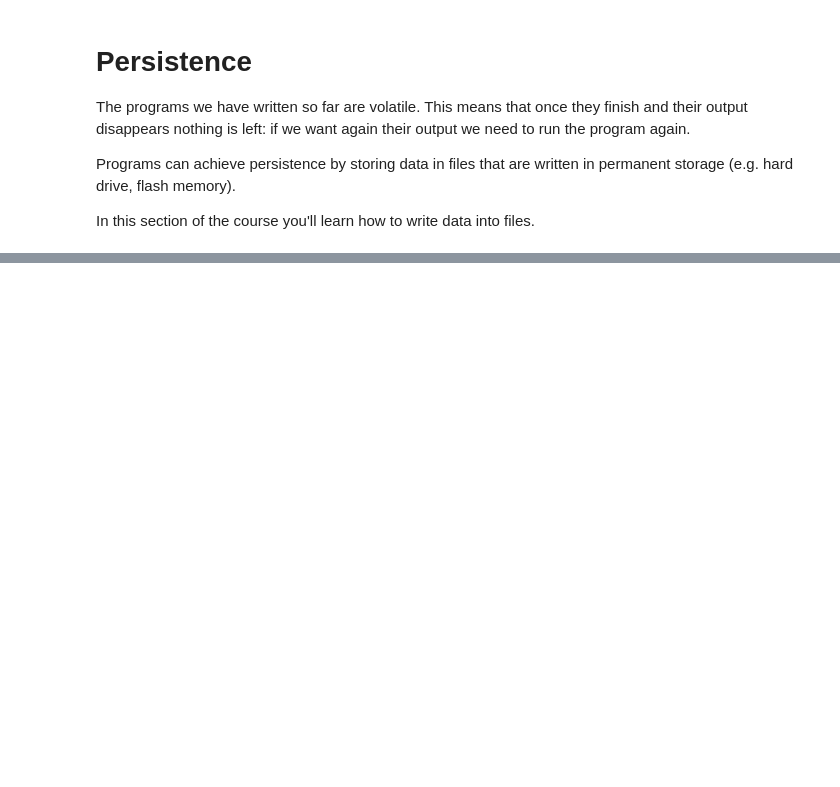
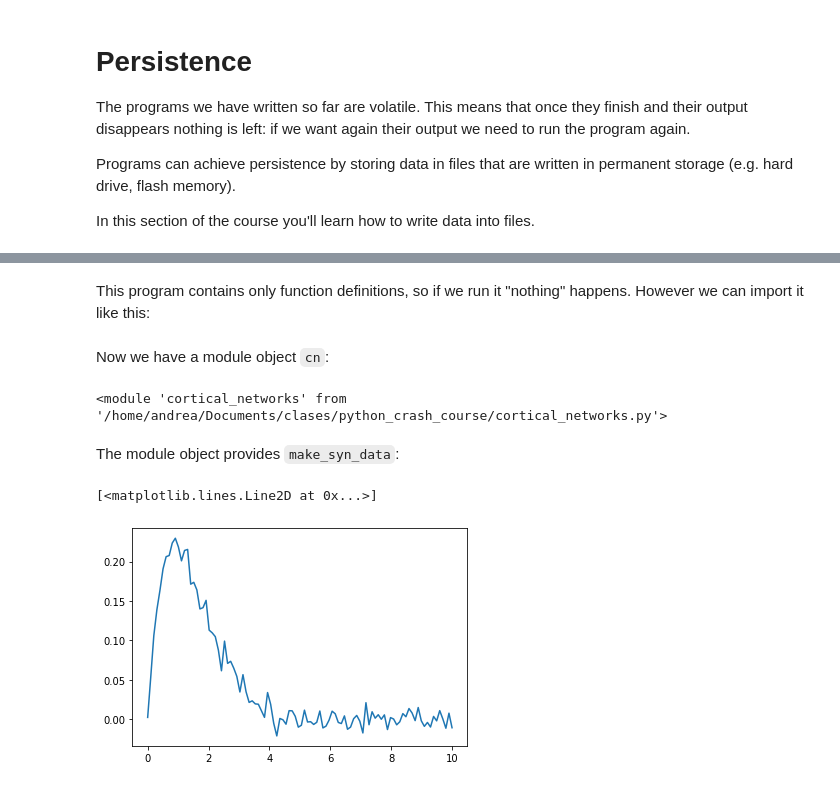
Before and after one commit to arnaumanasanch/neuropy_crashcourse, a Jupyter notebook: files.ipynb, the cells around one changed output, grey strips where cells are left out. Saved outputs shown, nothing was run; the diff lists cells and outputs as text; code cells hidden in the pictures; blank space fills up the shorter version.

```diff
--- a/files.ipynb
+++ b/files.ipynb
@@ -387,0 +330,2 @@ When you are working with functions that have a large number of parameters, it i
+# %% [markdown]
+This program contains only function definitions, so if we run it "nothing" happens. However we can import it like this:
@@ -387,0 +334,15 @@ When you are working with functions that have a large number of parameters, it i
+# %% [markdown]
+Now we have a module object `cn`:
+# %%
+cn
+# %% [output]
+<module 'cortical_networks' from '/home/andrea/Documents/clases/python_crash_course/cortical_networks.py'>
+# %% [markdown]
+The module object provides `make_syn_data`:
+# %%
+import matplotlib.pyplot as plt
+x, y = cn.make_syn_data(100, model='damped sine', params=[0, 1, .1, .01])
+plt.plot(x, y)
+# %% [output]
+[<matplotlib.lines.Line2D at 0x...>]
+[figure, added]
```
Also changed, not shown: parts of 107 cells of this notebook, 1 other file.
